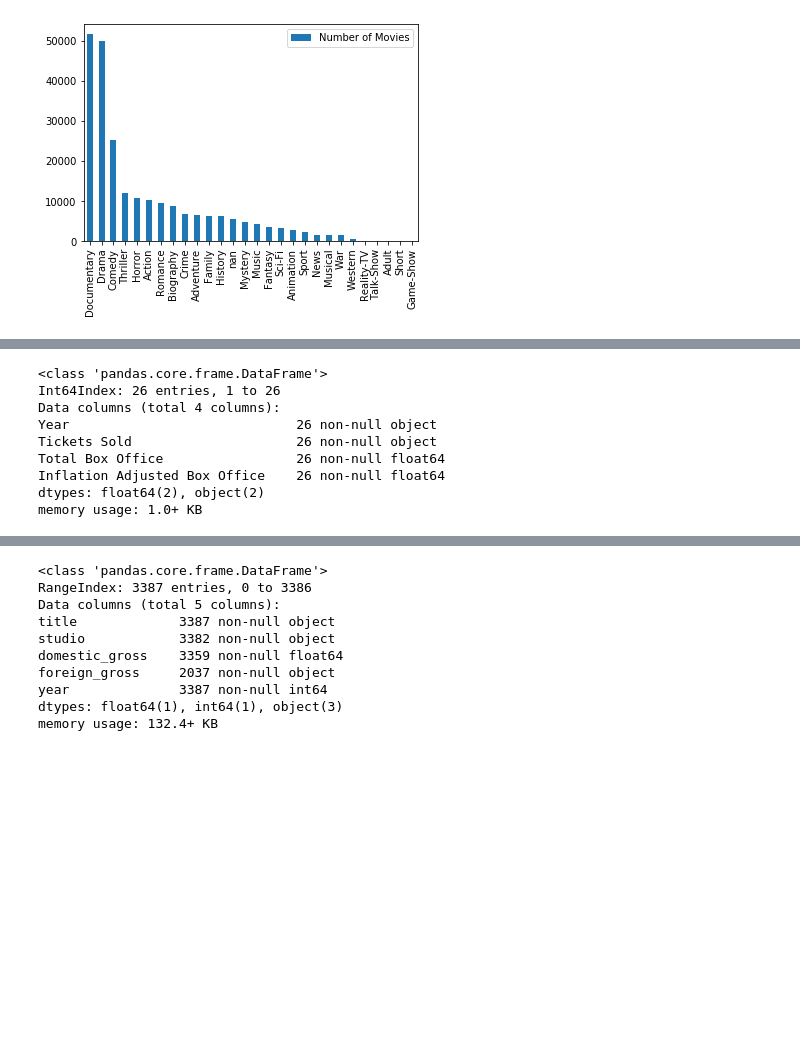
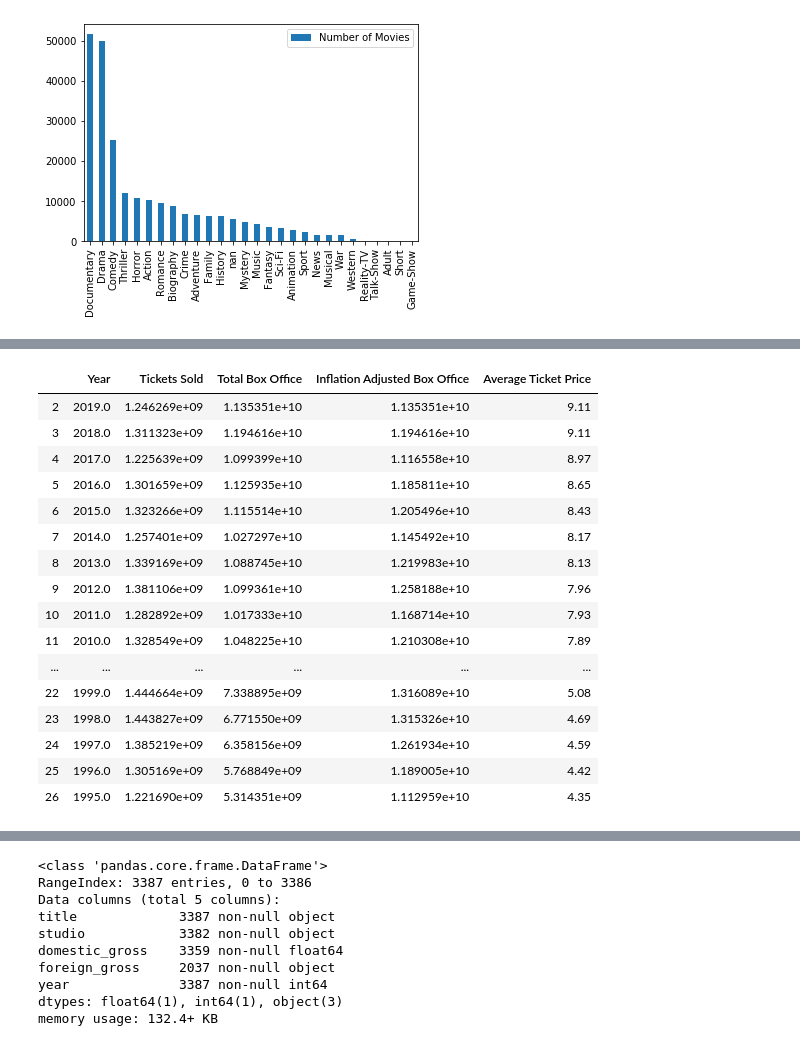
Before and after one commit to StephenTurk/mod1_project, a Jupyter notebook: student.ipynb, the cells around one changed output, grey strips where cells are left out. Cells and saved outputs as stored; diff of their text form; code cells hidden in the pictures; blank space fills up the shorter version.

```diff
--- a/student.ipynb
+++ b/student.ipynb
@@ -216,12 +190,20 @@ yearly_rev_df.rename(columns = {'Inflation Adjusted BO':'Inflation Adjusted Box
 # %%
-yearly_rev_df.info()
+yearly_rev_df
 # %% [output]
-<class 'pandas.core.frame.DataFrame'>
-Int64Index: 26 entries, 1 to 26
-Data columns (total 4 columns):
-Year                             26 non-null object
-Tickets Sold                     26 non-null object
-Total Box Office                 26 non-null float64
-Inflation Adjusted Box Office    26 non-null float64
-dtypes: float64(2), object(2)
-memory usage: 1.0+ KB
+|  | Year | Tickets Sold | Total Box Office | Inflation Adjusted Box Office | Average Ticket Price |
+| 2 | 2019.0 | 1.246269e+09 | 1.135351e+10 | 1.135351e+10 | 9.11 |
+| 3 | 2018.0 | 1.311323e+09 | 1.194616e+10 | 1.194616e+10 | 9.11 |
+| 4 | 2017.0 | 1.225639e+09 | 1.099399e+10 | 1.116558e+10 | 8.97 |
+| 5 | 2016.0 | 1.301659e+09 | 1.125935e+10 | 1.185811e+10 | 8.65 |
+| 6 | 2015.0 | 1.323266e+09 | 1.115514e+10 | 1.205496e+10 | 8.43 |
+| 7 | 2014.0 | 1.257401e+09 | 1.027297e+10 | 1.145492e+10 | 8.17 |
+| 8 | 2013.0 | 1.339169e+09 | 1.088745e+10 | 1.219983e+10 | 8.13 |
+| 9 | 2012.0 | 1.381106e+09 | 1.099361e+10 | 1.258188e+10 | 7.96 |
+| 10 | 2011.0 | 1.282892e+09 | 1.017333e+10 | 1.168714e+10 | 7.93 |
+| 11 | 2010.0 | 1.328549e+09 | 1.048225e+10 | 1.210308e+10 | 7.89 |
+| ... | ... | ... | ... | ... | ... |
+| 22 | 1999.0 | 1.444664e+09 | 7.338895e+09 | 1.316089e+10 | 5.08 |
+| 23 | 1998.0 | 1.443827e+09 | 6.771550e+09 | 1.315326e+10 | 4.69 |
+| 24 | 1997.0 | 1.385219e+09 | 6.358156e+09 | 1.261934e+10 | 4.59 |
+| 25 | 1996.0 | 1.305169e+09 | 5.768849e+09 | 1.189005e+10 | 4.42 |
+| 26 | 1995.0 | 1.221690e+09 | 5.314351e+09 | 1.112959e+10 | 4.35 |
```
Also changed, not shown: parts of 22 cells of this notebook.
